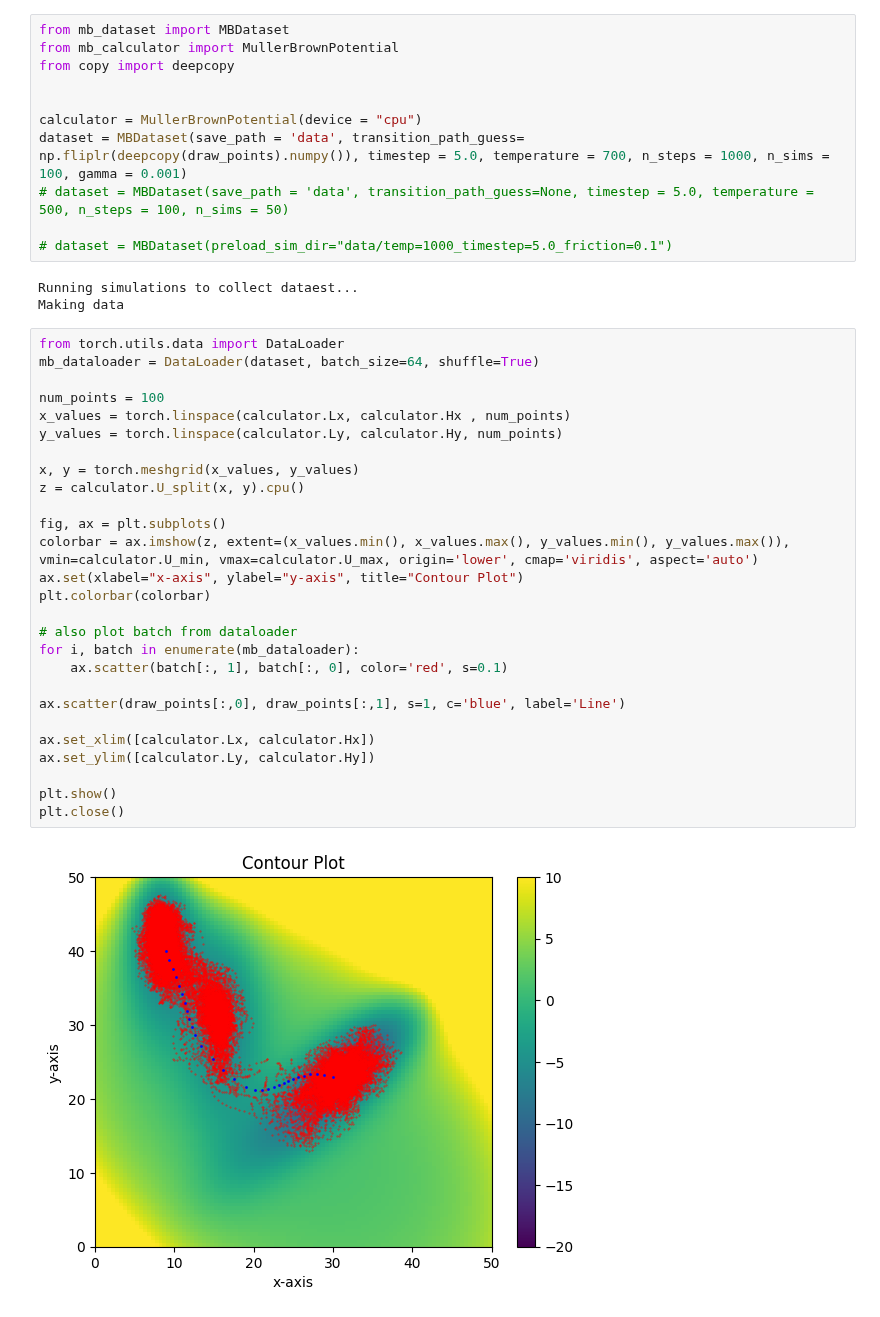
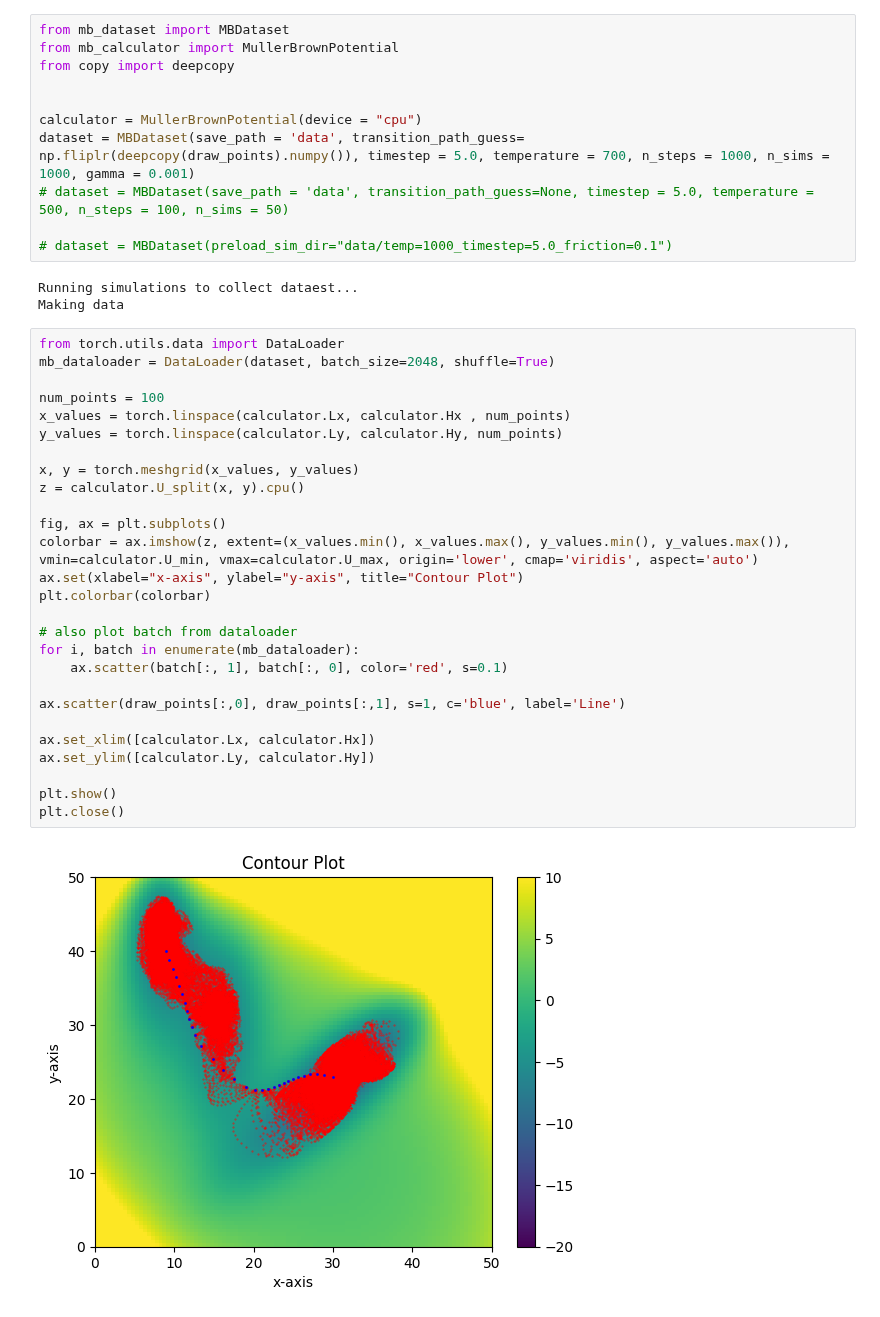
Before and after one commit to michael-psenka/OM-TPS, a Jupyter notebook: compare_actions.ipynb, the cells around one changed output. Drawn from its saved outputs; the diff is of its cells as text.

```diff
--- a/compare_actions.ipynb
+++ b/compare_actions.ipynb
@@ -122,7 +122,7 @@ from copy import deepcopy
 
 
 calculator = MullerBrownPotential(device = "cpu")
-dataset = MBDataset(save_path = 'data', transition_path_guess= np.fliplr(deepcopy(draw_points).numpy()), timestep = 5.0, temperature = 700, n_steps = 1000, n_sims = 100, gamma = 0.001)
+dataset = MBDataset(save_path = 'data', transition_path_guess= np.fliplr(deepcopy(draw_points).numpy()), timestep = 5.0, temperature = 700, n_steps = 1000, n_sims = 1000, gamma = 0.001)
 # dataset = MBDataset(save_path = 'data', transition_path_guess=None, timestep = 5.0, temperature = 500, n_steps = 100, n_sims = 50)
 
 # dataset = MBDataset(preload_sim_dir="data/temp=1000_timestep=5.0_friction=0.1")
@@ -131,30 +131,30 @@ Running simulations to collect dataest...
 Making data
 # %%
 from torch.utils.data import DataLoader
-mb_dataloader = DataLoader(dataset, batch_size=64, shuffle=True)
+mb_dataloader = DataLoader(dataset, batch_size=2048, shuffle=True)
 
 num_points = 100
 x_values = torch.linspace(calculator.Lx, calculator.Hx , num_points)
 y_values = torch.linspace(calculator.Ly, calculator.Hy, num_points)
 
 x, y = torch.meshgrid(x_values, y_values)
 z = calculator.U_split(x, y).cpu()
 
 fig, ax = plt.subplots()
 colorbar = ax.imshow(z, extent=(x_values.min(), x_values.max(), y_values.min(), y_values.max()), vmin=calculator.U_min, vmax=calculator.U_max, origin='lower', cmap='viridis', aspect='auto')
 ax.set(xlabel="x-axis", ylabel="y-axis", title="Contour Plot")
 plt.colorbar(colorbar)
 
 # also plot batch from dataloader
 for i, batch in enumerate(mb_dataloader):
     ax.scatter(batch[:, 1], batch[:, 0], color='red', s=0.1)
 
 ax.scatter(draw_points[:,0], draw_points[:,1], s=1, c='blue', label='Line')
 
 ax.set_xlim([calculator.Lx, calculator.Hx])
 ax.set_ylim([calculator.Ly, calculator.Hy])
 
 plt.show()
 plt.close()
 # %% [output]
-[figure, old version]
+[figure, new version]
```
Also changed, not shown: 2 other files.
